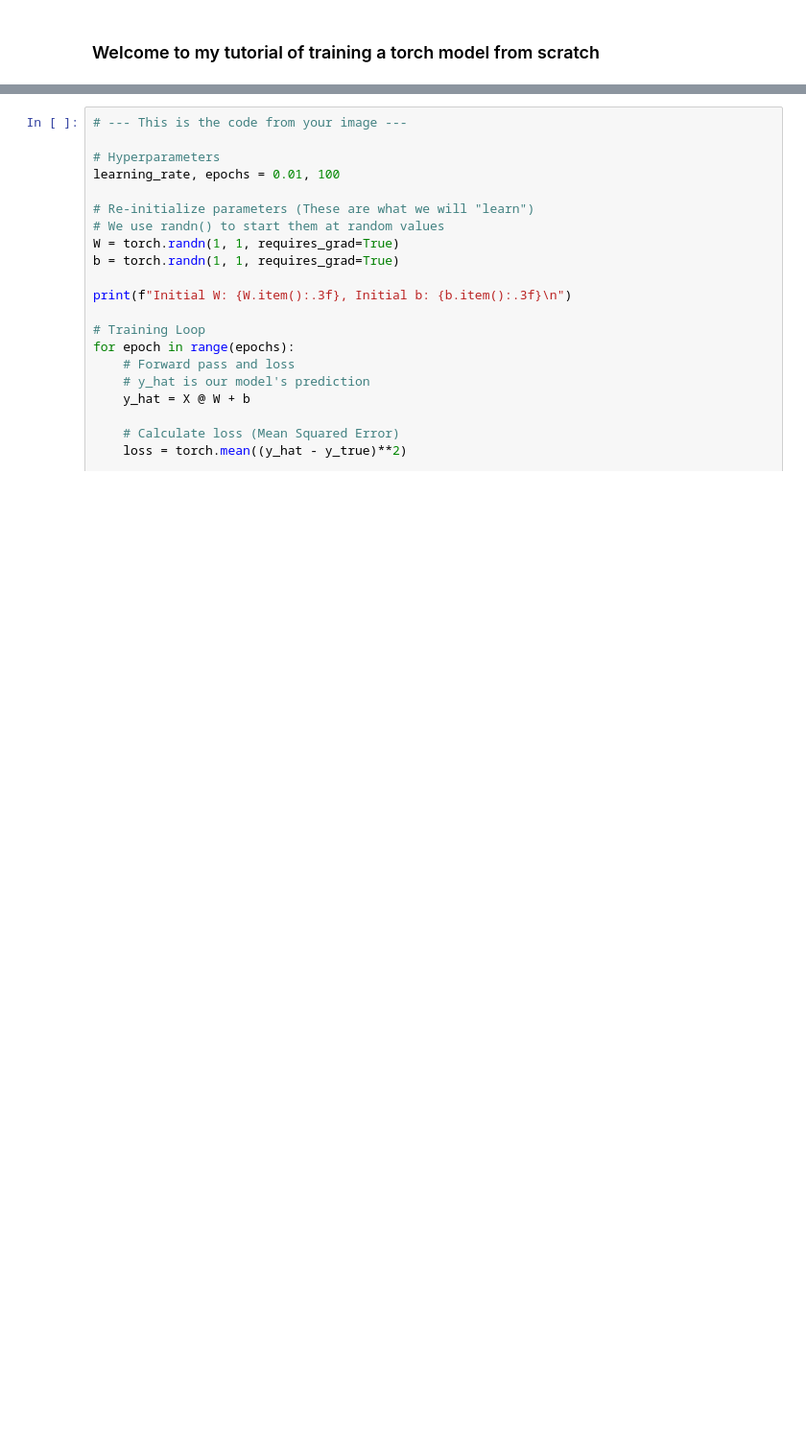
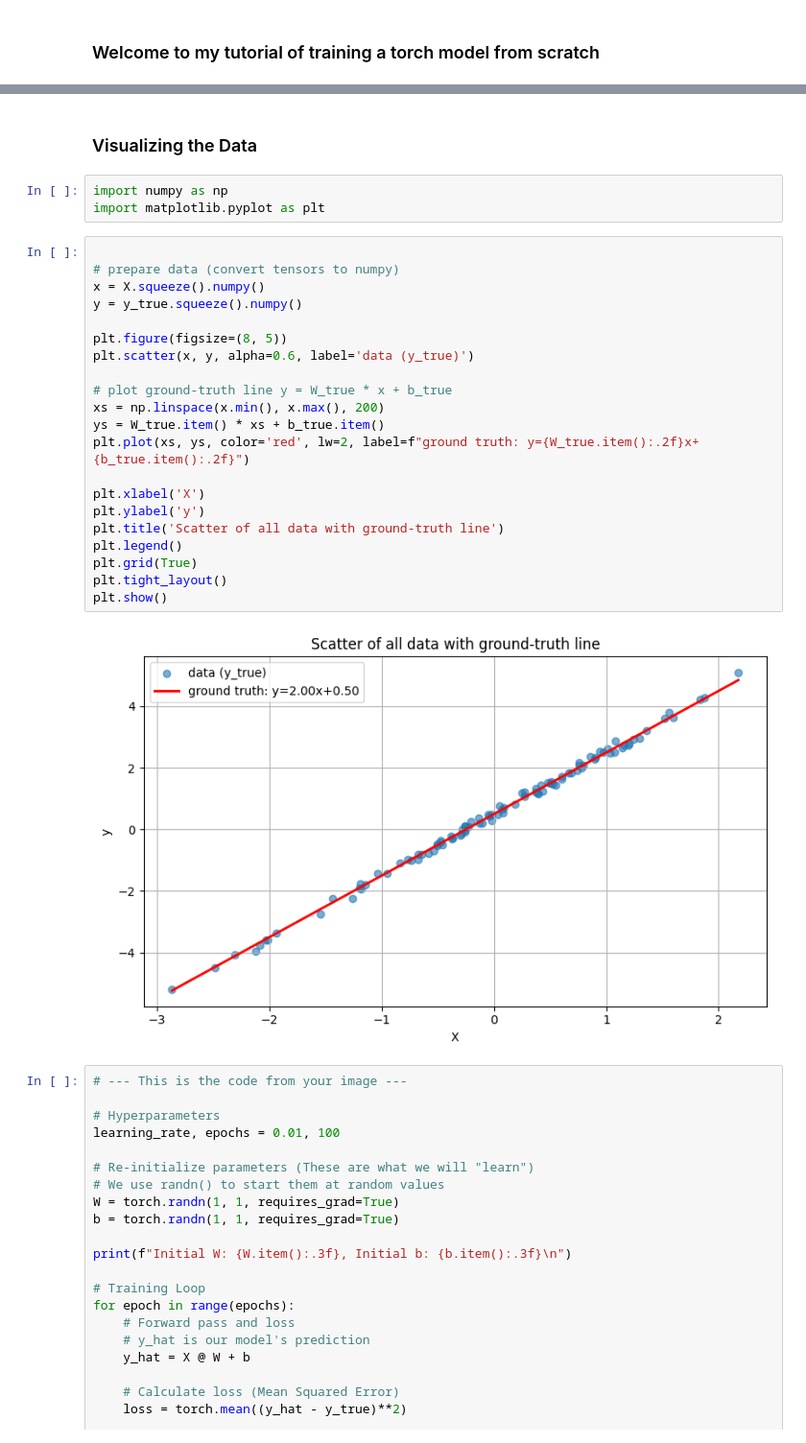
Before and after one commit to ddavid37/6.S191_DL_MIT_sandbox, a Jupyter notebook: torch101.ipynb, the cells around one changed output, grey strips where cells are left out. Shown at 96% size. Saved outputs shown, nothing was run; the diff lists cells and outputs as text; blank space fills up the shorter version.

Commit message:
creation and visualization of the data

```diff
--- a/torch101.ipynb
+++ b/torch101.ipynb
@@ -16,3 +19,31 @@ print(f"--- Data Created. Goal: Learn W=2.0 and b=0.5 ---")
+# %% [markdown]
+### Visualizing the Data
+# %%
+import numpy as np
+import matplotlib.pyplot as plt
+# %%
+
+# prepare data (convert tensors to numpy)
+x = X.squeeze().numpy()
+y = y_true.squeeze().numpy()
+
+plt.figure(figsize=(8, 5))
+plt.scatter(x, y, alpha=0.6, label='data (y_true)')
+
+# plot ground-truth line y = W_true * x + b_true
+xs = np.linspace(x.min(), x.max(), 200)
+ys = W_true.item() * xs + b_true.item()
+plt.plot(xs, ys, color='red', lw=2, label=f"ground truth: y={W_true.item():.2f}x+{b_true.item():.2f}")
+
+plt.xlabel('X')
+plt.ylabel('y')
+plt.title('Scatter of all data with ground-truth line')
+plt.legend()
+plt.grid(True)
+plt.tight_layout()
+plt.show()
+# %% [output]
+[figure, added]
 # %%
 # --- This is the code from your image ---
 
```
Also changed, not shown: parts of 2 cells of this notebook.
